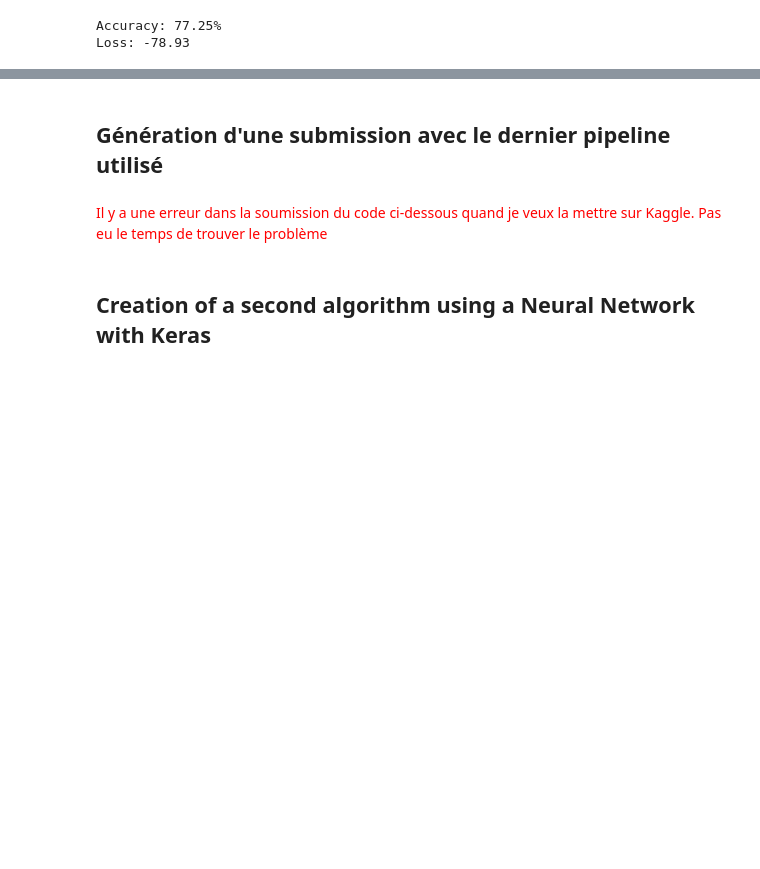
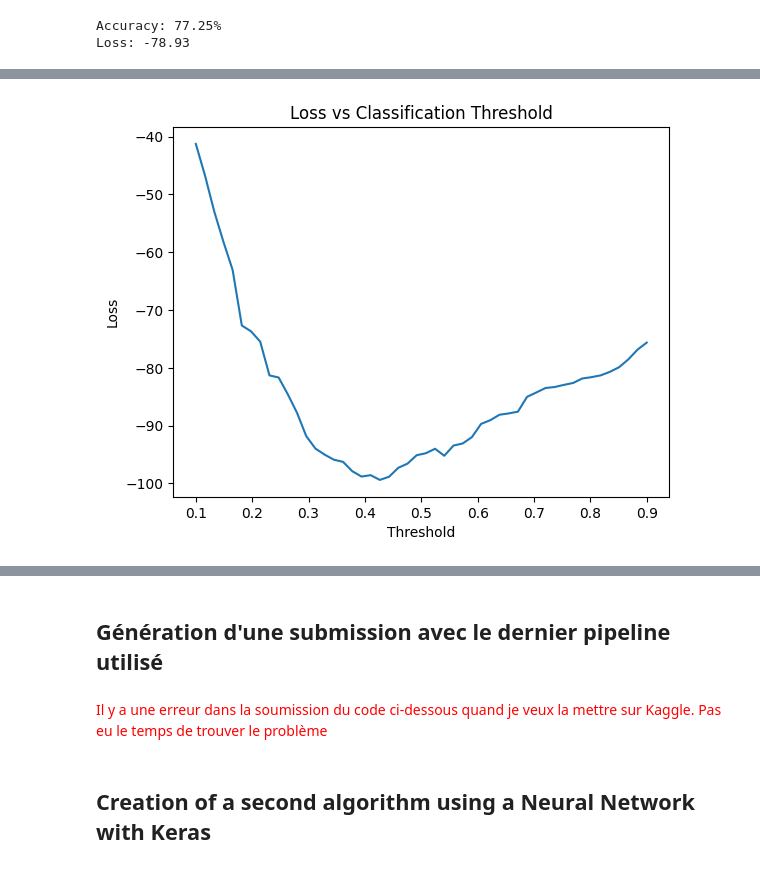
Before and after one commit to Mimon-Xv/German-Credit-ML2, a Jupyter notebook: 02. Notebooks/Notebook1.ipynb, the cells around one changed output, grey strips where cells are left out. Saved outputs shown, nothing was run; the diff lists cells and outputs as text; code cells hidden in the pictures; blank space fills up the shorter version.

Commit message:
Amelioration of the rf model
Hyperparameter optimization, reweighting class (more agressive), threshold choice for classification
Submitted for different models

```diff
--- a/02. Notebooks/Notebook1.ipynb
+++ b/02. Notebooks/Notebook1.ipynb
@@ -287,0 +433,8 @@ Loss: -78.93
+# %%
+# Calculate class weights based on real vs. training distribution
+real_prop = {'Risk': 0.02, 'No Risk': 0.98}
+train_prop = {'Risk': 1/3, 'No Risk': 2/3}
+class_weights = {
+    'Risk': real_prop['Risk'] / train_prop['Risk'],
+    'No Risk': real_prop['No Risk'] / train_prop['No Risk']
+}
@@ -287,0 +494,79 @@ Loss: -78.93
+# %%
+# First, create the main pipeline with aggressive class weights
+real_prop = {'Risk': 0.02, 'No Risk': 0.98}
+train_prop = {'Risk': 1/3, 'No Risk': 2/3}
+class_weights = {
+    'Risk': (real_prop['Risk'] / train_prop['Risk']) * 5,
+    'No Risk': real_prop['No Risk'] / train_prop['No Risk']
+}
+
+rf_classifier = RandomForestClassifier(
+    n_estimators=200,
+    max_depth=10,
+    min_samples_leaf=1,
+    min_samples_split=5,
+    class_weight=class_weights,
+    random_state=42
+)
+
+pipeline = Pipeline(steps=[
+    ('preprocessor', preprocessor),
+    ('classifier', rf_classifier)
+])
+
+# Fit the pipeline
+pipeline.fit(X_train, y_train)
+
+def find_optimal_threshold(pipeline, X, y_true, thresholds=np.linspace(0.1, 0.9, 50)):
+    """
+    Find the optimal threshold for classification based on custom loss function
+    """
+    # Get probabilities
+    y_proba = pipeline.predict_proba(X)[:, 1]  # Probability of "Risk"
+
+    # Prepare true values DataFrame
+    y_true_df = pd.DataFrame(y_true, columns=['Risk'])
+    y_true_df['LoanAmount'] = X['LoanAmount']
+    y_true_df.reset_index(drop=True, inplace=True)
+
+    # Test different thresholds
+    losses = []
+    for thresh in thresholds:
+        # Convert probabilities to predictions using threshold
+        y_pred = (y_proba > thresh).astype(int)
+        y_pred = pd.DataFrame({'Risk': np.where(y_pred == 1, 'Risk', 'No Risk')})
+
+        # Calculate loss for this threshold
+        current_loss = score(y_true_df, y_pred, 'LoanAmount')
+        losses.append(current_loss)
+
+    # Find best threshold
+    best_threshold = thresholds[np.argmin(losses)]
+    best_loss = min(losses)
+
+    return best_threshold, best_loss, losses
+
+# Find optimal threshold on validation set
+X_train_val, X_val, y_train_val, y_val = train_test_split(
+    X_train, y_train, test_size=0.2, random_state=42
+)
+
+# Retrain on training validation set
+pipeline.fit(X_train_val, y_train_val)
+
+# Find optimal threshold
+best_threshold, best_val_loss, losses = find_optimal_threshold(
+    pipeline, X_val, y_val
+)
+
+print(f"Best threshold: {best_threshold:.3f}")
+print(f"Best validation loss: {best_val_loss:.3f}")
+
+# Plot losses vs thresholds if you want to visualize
+import matplotlib.pyplot as plt
+plt.plot(np.linspace(0.1, 0.9, 50), losses)
+plt.xlabel('Threshold')
+plt.ylabel('Loss')
+plt.title('Loss vs Classification Threshold')
+plt.show()
+# %% [output]
@@ -287,0 +575 @@ Loss: -78.93
+[figure, added]
```
Also changed, not shown: parts of 22 cells of this notebook, 5 other files.
